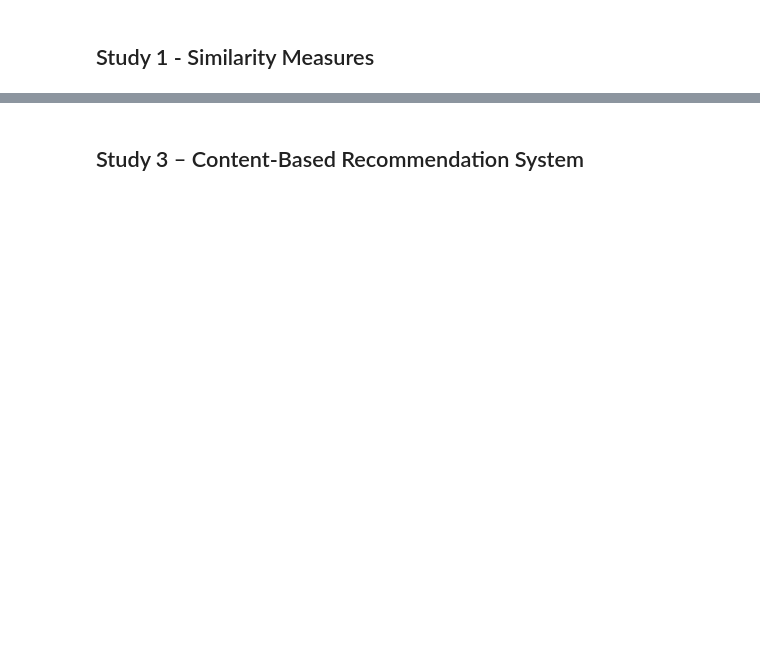
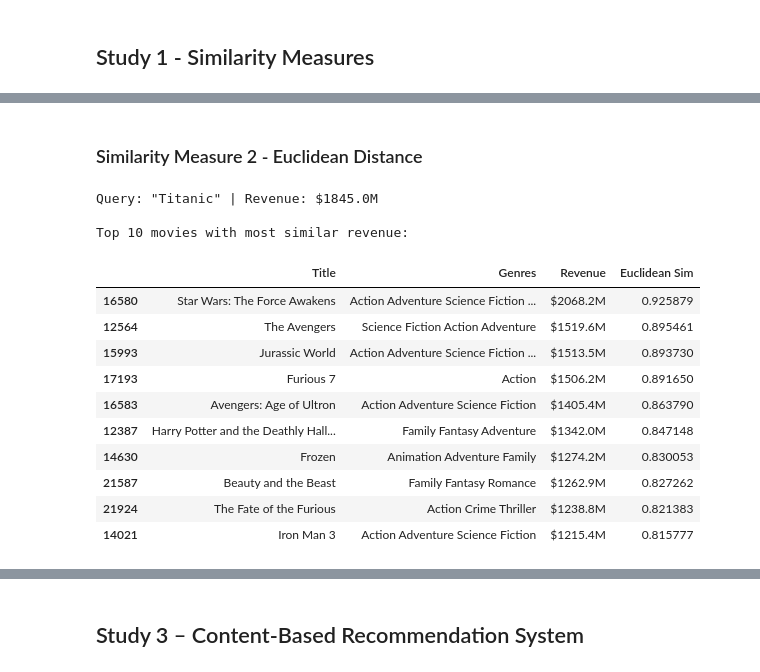
Before and after one commit to JCoji/DataScienceA2, a Jupyter notebook: A4 - Jonthan Cojita, Lucas Gavura.ipynb, the cells around one changed output, grey strips where cells are left out. Cells and saved outputs as stored; diff of their text form; code cells hidden in the pictures; blank space fills up the shorter version.

```diff
--- a/A4 - Jonthan Cojita, Lucas Gavura.ipynb
+++ b/A4 - Jonthan Cojita, Lucas Gavura.ipynb
@@ -175,0 +329,50 @@ df[num_cols].describe().round(3)
+# %% [markdown]
+### Similarity Measure 2 - Euclidean Distance
+# %%
+# Compute Euclidean similarity
+def euclidean_similarity(val_a, val_b):
+    dist = abs(val_a - val_b)  # = sqrt((a-b)^2)
+    return 1 / (1 + dist)
+
+# Find the top-N movies most similar in revenue to the query
+def top_by_revenue(query_title, df, n=10):
+    query_movie = find_movie(query_title, df)
+    query_val = query_movie['revenue_filled']
+    query_id = query_movie.name
+
+    # Filtering movies with revenue data
+    df_rev = df[(df.index != query_id) & (df['revenue'].notna())].copy()
+    df_rev['euclidean_sim'] = df_rev['revenue_filled'].apply(
+        lambda v: euclidean_similarity(query_val, v)
+    )
+
+    top = (
+        df_rev.sort_values('euclidean_sim', ascending=False)
+        .head(n)[['title', 'genres_str', 'revenue', 'euclidean_sim']]
+    )
+    top = top.copy()
+    top['revenue'] = top['revenue'].apply(lambda x: f'${x/1e6:.1f}M')
+    top.columns = ['Title', 'Genres', 'Revenue', 'Euclidean Sim']
+    return query_movie['title'], query_movie['revenue'], top
+
+
+# Finding top 10
+qname, qrev, result2 = top_by_revenue('Titanic', df)
+print(f'Query: "{qname}" | Revenue: ${qrev/1e6:.1f}M')
+print(f'\nTop 10 movies with most similar revenue:')
+result2
+# %% [output]
+Query: "Titanic" | Revenue: $1845.0M
+
+Top 10 movies with most similar revenue:
+|  | Title | Genres | Revenue | Euclidean Sim |
+| 16580 | Star Wars: The Force Awakens | Action Adventure Science Fiction ... | $2068.2M | 0.925879 |
+| 12564 | The Avengers | Science Fiction Action Adventure | $1519.6M | 0.895461 |
+| 15993 | Jurassic World | Action Adventure Science Fiction ... | $1513.5M | 0.893730 |
+| 17193 | Furious 7 | Action | $1506.2M | 0.891650 |
+| 16583 | Avengers: Age of Ultron | Action Adventure Science Fiction | $1405.4M | 0.863790 |
+| 12387 | Harry Potter and the Deathly Hall... | Family Fantasy Adventure | $1342.0M | 0.847148 |
+| 14630 | Frozen | Animation Adventure Family | $1274.2M | 0.830053 |
+| 21587 | Beauty and the Beast | Family Fantasy Romance | $1262.9M | 0.827262 |
+| 21924 | The Fate of the Furious | Action Crime Thriller | $1238.8M | 0.821383 |
+| 14021 | Iron Man 3 | Action Adventure Science Fiction | $1215.4M | 0.815777 |
```
Also changed, not shown: parts of 22 cells of this notebook.
